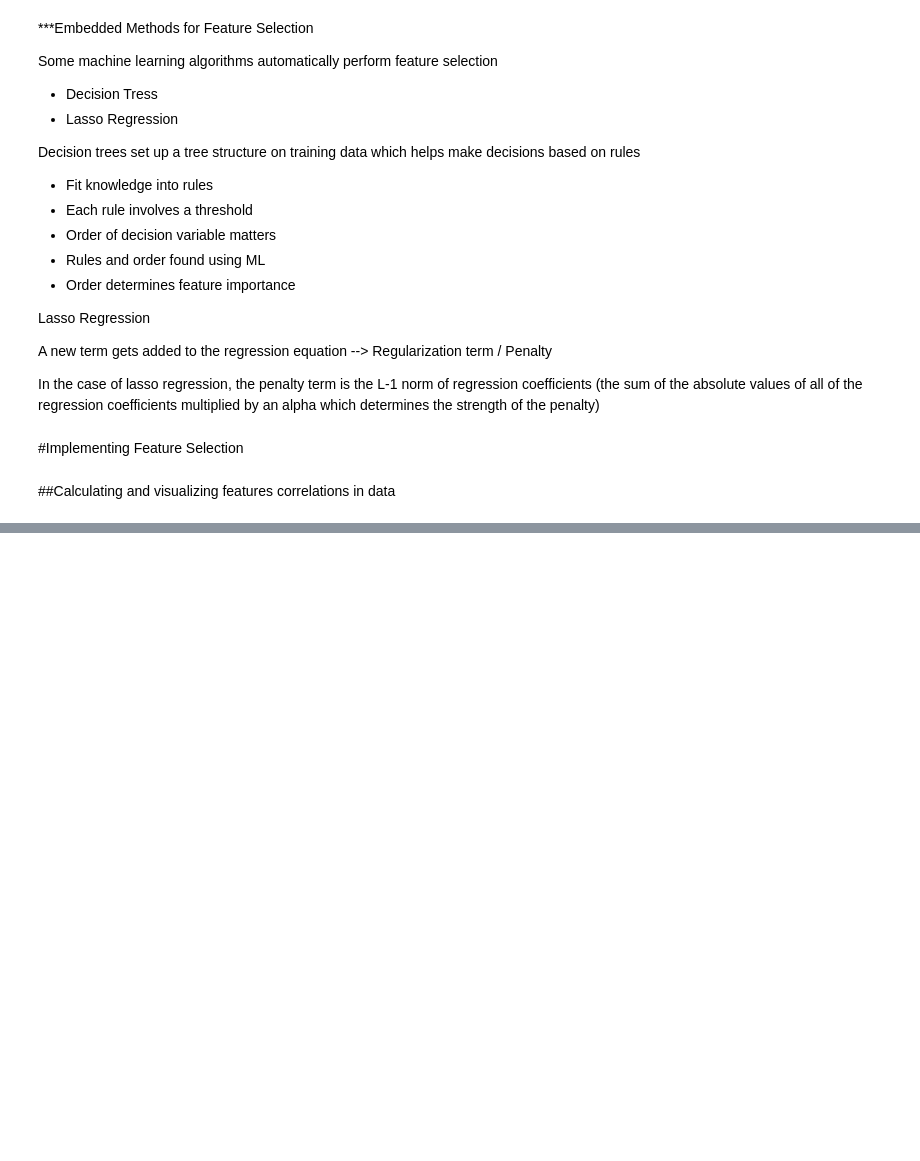
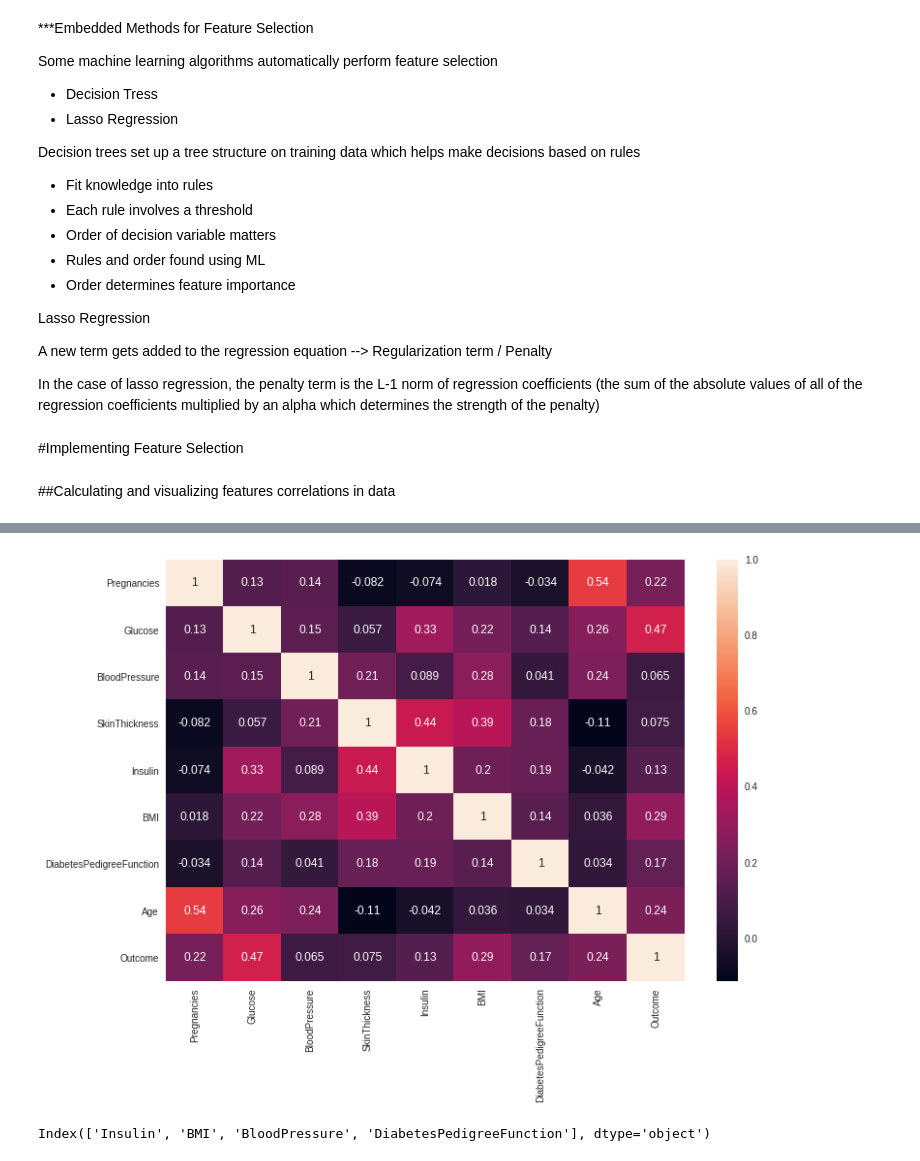
Before and after one commit to bhagu/1000-Days-Of-Code, a Jupyter notebook: Preparing_Data_for_Machine_Learning.ipynb, the cells around one changed output, grey strips where cells are left out. Drawn from its saved outputs; the diff is of its cells as text; code cells hidden in the pictures; blank space fills up the shorter version.

```diff
--- a/Preparing_Data_for_Machine_Learning.ipynb
+++ b/Preparing_Data_for_Machine_Learning.ipynb
@@ -2402,0 +2407,4 @@ import yellowbrick
+# %%
+diabetes = pd.read_csv('diabetes.csv')
+
+diabetes.head(10)
@@ -2402,0 +2423,4 @@ import yellowbrick
+# %%
+diabetes_corr = diabetes.corr()
+
+diabetes_corr
@@ -2402,0 +2438,8 @@ import yellowbrick
+# %%
+import seaborn as sns
+
+plt.figure(figsize=(12, 8))
+sns.heatmap(diabetes_corr, annot=True)
+plt.show()
+# %% [output]
+[figure, added]
@@ -2402,0 +2450,6 @@ import yellowbrick
+# %%
+feature_names = X.columns
+
+feature_names
+# %% [output]
+Index(['Insulin', 'BMI', 'BloodPressure', 'DiabetesPedigreeFunction'], dtype='object')
```
Also changed, not shown: parts of 51 cells of this notebook.
